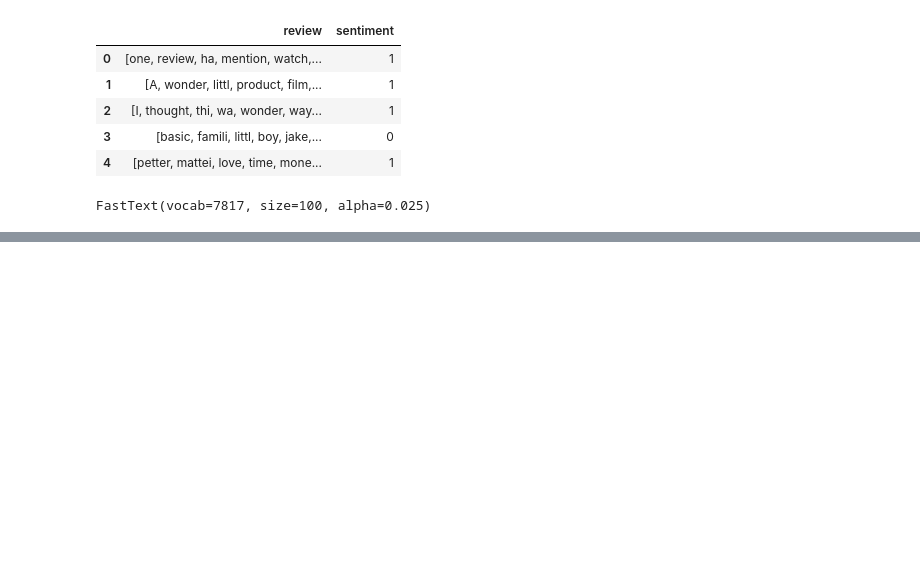
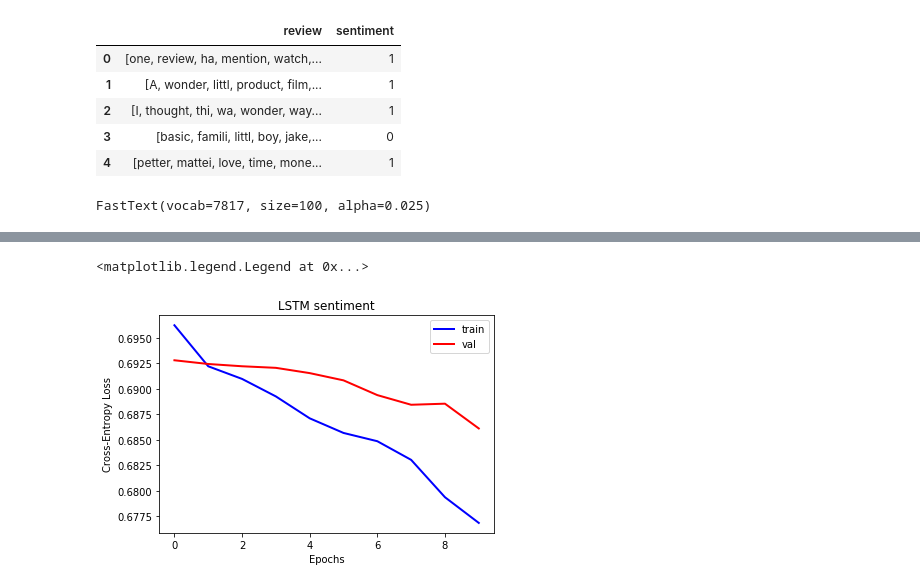
Before and after one commit to okabamac/Sentiment-Analysis-with-IMDB-dataset, a Jupyter notebook: eda.ipynb, the cells around one changed output, grey strips where cells are left out. Saved outputs shown, nothing was run; the diff lists cells and outputs as text; code cells hidden in the pictures; blank space fills up the shorter version.

Commit message:
Fix weight matrix

```diff
--- a/eda.ipynb
+++ b/eda.ipynb
@@ -266,14 +274,14 @@ from keras.callbacks import EarlyStopping
 
 
 # set parameters:
-max_features = len(vocab)
+max_features = len(word_keyvec)
 maxlen = 100
 batch_size = 256
 embedding_dims = 100
 filters = 64
 kernel_size = 3
 hidden_dims = 250
-epochs = 5
+epochs = 10
 
 
 tokenizer = Tokenizer(num_words=max_features)
@@ -448,0 +419,23 @@ plt.show()
+# %%
+from keras.layers import Dense , Input , LSTM , Embedding, Dropout , Activation, GRU, Flatten
+from keras.layers import Bidirectional, GlobalMaxPool1D
+
+model = Sequential()
+# we start off with an efficient embedding layer which maps
+# our vocab indices into embedding_dims dimensions
+model.add(Embedding(max_features,
+                    embedding_dims,
+                    weights = [word_keyvec],
+                    trainable=False,
+                    input_length=maxlen))
+model.add(Bidirectional(LSTM(32, return_sequences = True)))
+model.add(GlobalMaxPool1D())
+model.add(Dense(20, activation="relu"))
+model.add(Dropout(0.05))
+model.add(Dense(1, activation="sigmoid"))
+model.compile(loss='binary_crossentropy', optimizer='adam', metrics=['accuracy'])
+hist = model.fit(x_train, y_train,
+          batch_size=batch_size,
+          epochs=epochs,
+            validation_data=(x_val, y_val),
+                 callbacks=[TestCallback((x_test, y_test))])
@@ -448,0 +460,12 @@ plt.show()
+# %%
+#generate plots
+plt.figure()
+plt.plot(hist.history['loss'], lw=2.0, color='b', label='train')
+plt.plot(hist.history['val_loss'], lw=2.0, color='r', label='val')
+plt.title('LSTM sentiment')
+plt.xlabel('Epochs')
+plt.ylabel('Cross-Entropy Loss')
+plt.legend(loc='upper right')
+# %% [output]
+<matplotlib.legend.Legend at 0x...>
+[figure, added]
```
Also changed, not shown: parts of 12 cells of this notebook.
